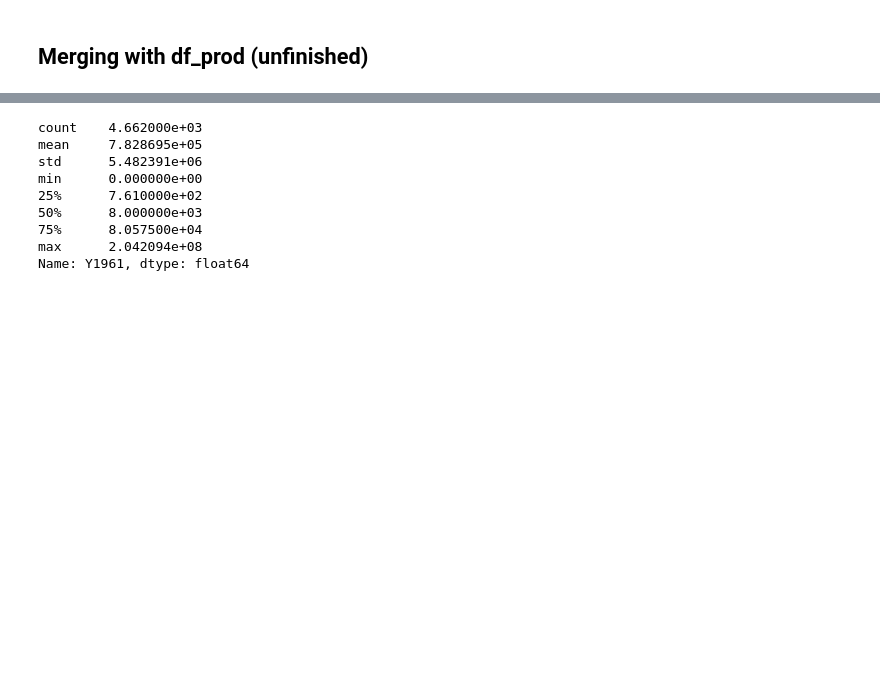
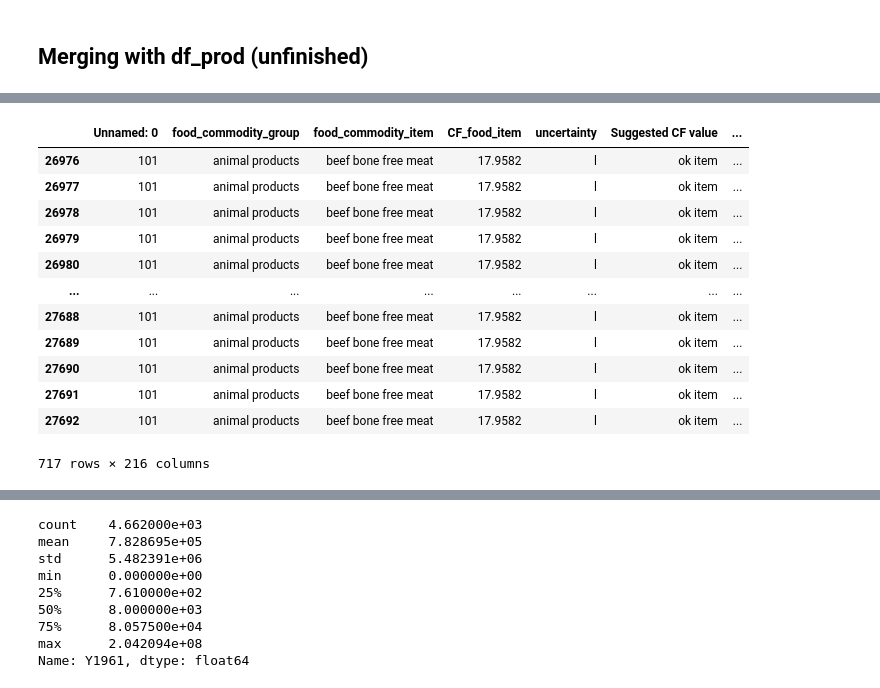
Before and after one commit to com-480-data-visualization/com480-project-colocaviz, a Jupyter notebook: merging_of_dataset.ipynb, the cells around one changed output, grey strips where cells are left out. Saved outputs shown, nothing was run; the diff lists cells and outputs as text; code cells hidden in the pictures; blank space fills up the shorter version.

```diff
--- a/merging_of_dataset.ipynb
+++ b/merging_of_dataset.ipynb
@@ -259,3 +294,19 @@ all_df_merged
+# %%
+all_df_merged[all_df_merged["food_commodity_item"]=="beef bone free meat"]
+# %% [output]
+|  | Unnamed: 0 | food_commodity_group | food_commodity_item | CF_food_item | uncertainty | Suggested CF value | ... |
+| 26976 | 101 | animal products | beef bone free meat | 17.9582 | l | ok item | ... |
+| 26977 | 101 | animal products | beef bone free meat | 17.9582 | l | ok item | ... |
+| 26978 | 101 | animal products | beef bone free meat | 17.9582 | l | ok item | ... |
+| 26979 | 101 | animal products | beef bone free meat | 17.9582 | l | ok item | ... |
+| 26980 | 101 | animal products | beef bone free meat | 17.9582 | l | ok item | ... |
+| ... | ... | ... | ... | ... | ... | ... | ... |
+| 27688 | 101 | animal products | beef bone free meat | 17.9582 | l | ok item | ... |
+| 27689 | 101 | animal products | beef bone free meat | 17.9582 | l | ok item | ... |
+| 27690 | 101 | animal products | beef bone free meat | 17.9582 | l | ok item | ... |
+| 27691 | 101 | animal products | beef bone free meat | 17.9582 | l | ok item | ... |
+| 27692 | 101 | animal products | beef bone free meat | 17.9582 | l | ok item | ... |
+717 rows × 216 columns
 # %%
 country_df = all_df_merged.groupby("Element")
 test = [element_df for element_name, element_df in all_df_merged.groupby("Element")]
```
Also changed, not shown: parts of 6 cells of this notebook, 1 other file.
